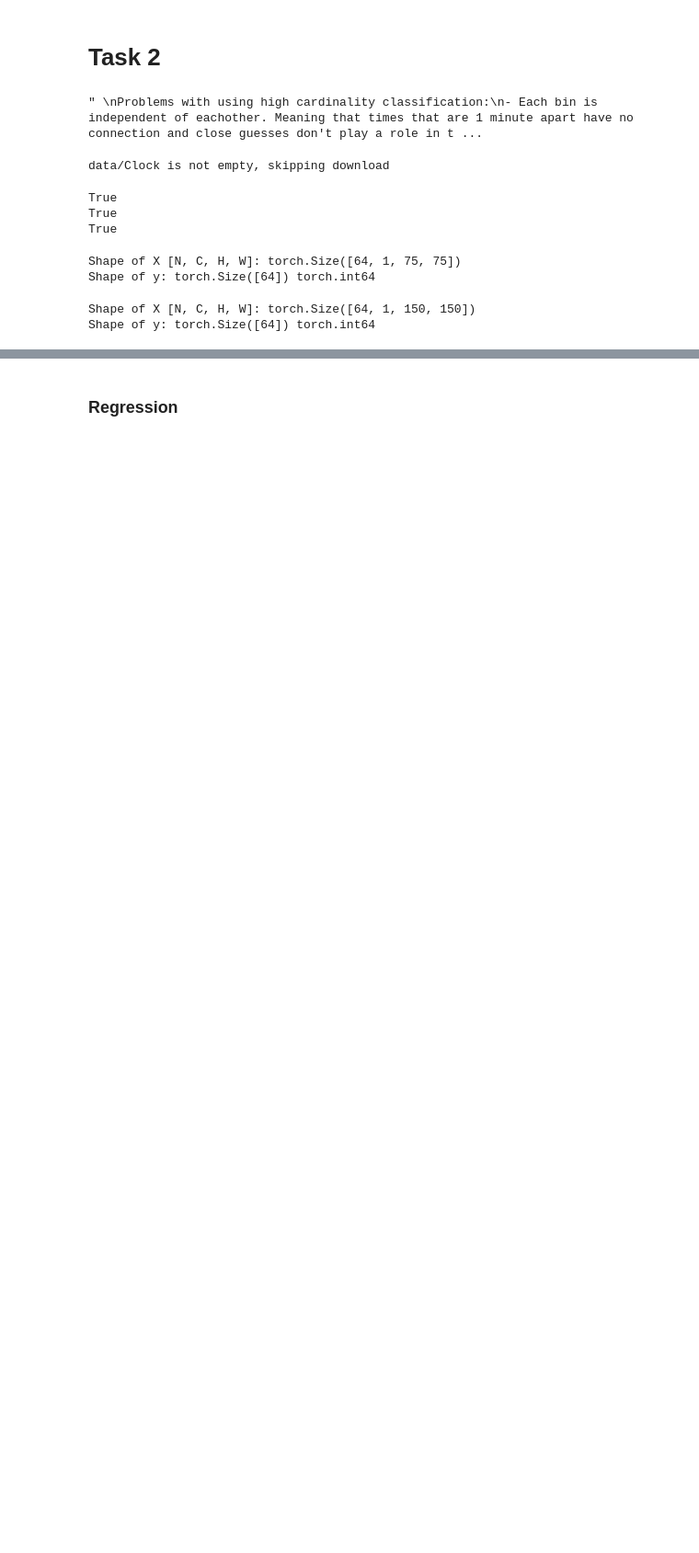
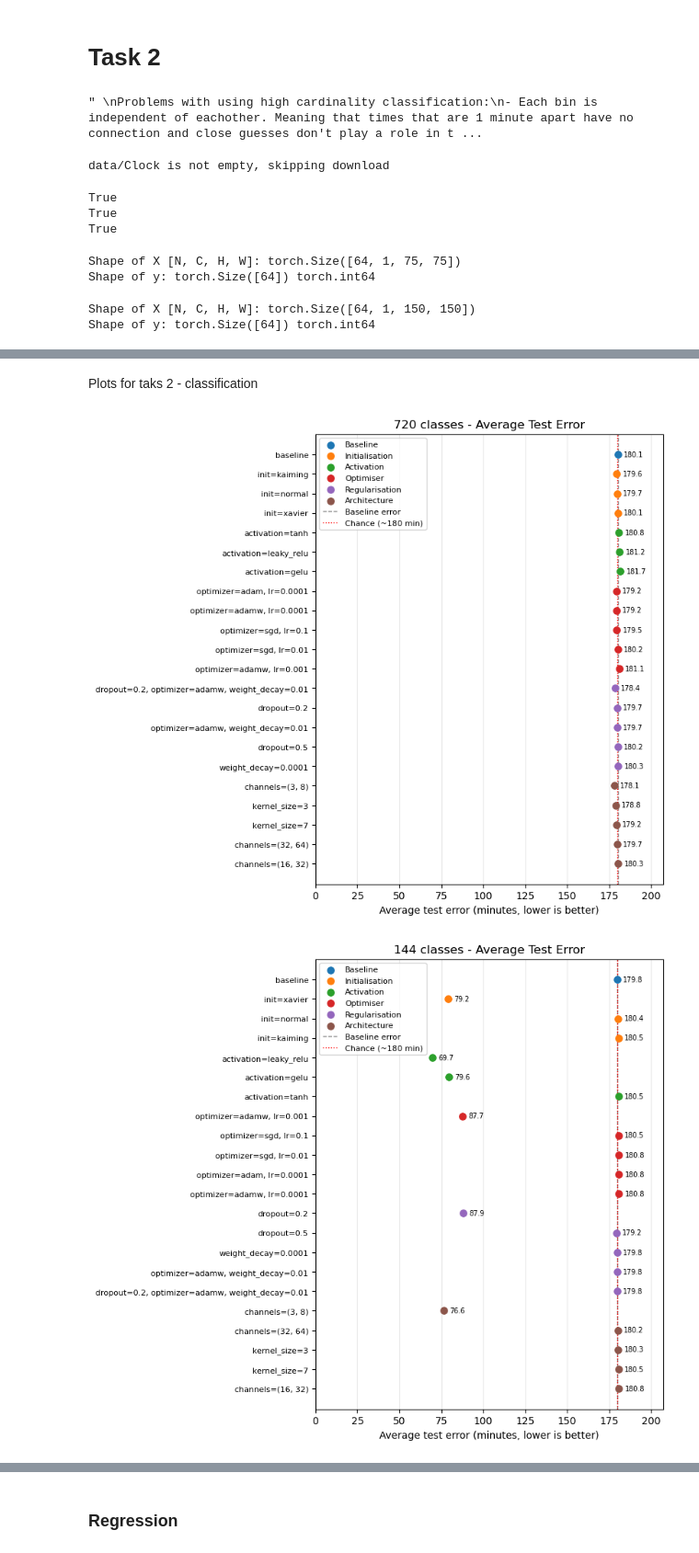
Before and after one commit to LucasNovelli/deepLearningAssignment1, a Jupyter notebook: deeplearning.ipynb, the cells around one changed output, grey strips where cells are left out. Shown at 92% size. Drawn from its saved outputs; the diff is of its cells as text; code cells hidden in the pictures; blank space fills up the shorter version.

Commit message:
charts task 2

```diff
--- a/deeplearning.ipynb
+++ b/deeplearning.ipynb
@@ -21,7 +21,7 @@ from matplotlib.ticker import PercentFormatter
 torch.manual_seed(42)
 
 # Switch to True if you want to retrain all models and keep False if it can use the earlier found results
-FORCE_RETRAIN = True
+FORCE_RETRAIN = False
 
 device = "cuda" if torch.cuda.is_available() else "cpu"
 print(f"Using {device}")
@@ -1474 +1457,3 @@ kernel_size=3 - Average Test Error: 180.9 minutes | Accuracy: 0.001
 kernel_size=7 - Average Test Error: 179.2 minutes | Accuracy: 0.000
+# %% [markdown]
+Plots for taks 2 - classification
@@ -1474,0 +1491,26 @@ kernel_size=7 - Average Test Error: 179.2 minutes | Accuracy: 0.000
+# %%
+def plot_minutes_error(title, path):
+
+    raw = Path(path).read_text()
+
+    err_df = (
+        pd.Series(raw.splitlines())
+        .str.extract(r"(?P<name>.+) - Average Test Error: (?P<test_error_min>[\d.]+|nan) minutes")
+        .dropna(subset=["name"])
+        .astype({"test_error_min": float})
+        .reset_index(drop=True)
+    )
+
+
+    fig, ax = plt.subplots(figsize=(8, 7), layout="constrained")
+    plot_error_panel(ax, err_df, f"{title} - Average Test Error")
+    ax.legend(fontsize=8, loc="best")
+    plt.show()
+# %%
+plot_minutes_error("720 classes", "models/1min-150/error_summary.txt")
+plot_minutes_error("144 classes", "models/5min-150/error_summary.txt")
+plot_minutes_error("48 classes", "models/15min-150/error_summary.txt")
+plot_minutes_error("24 classes", "models/30min-150/error_summary.txt")
+# %% [output]
+[figure, added]
+[figure, added]
```
Also changed, not shown: parts of 14 cells of this notebook.
